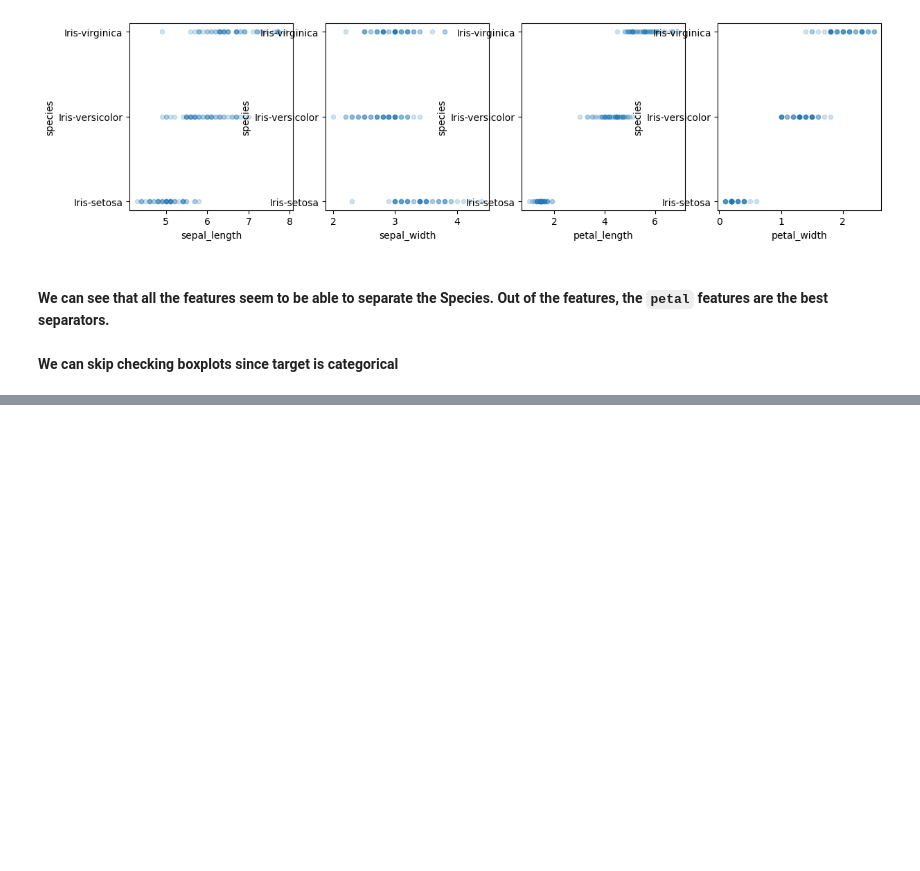
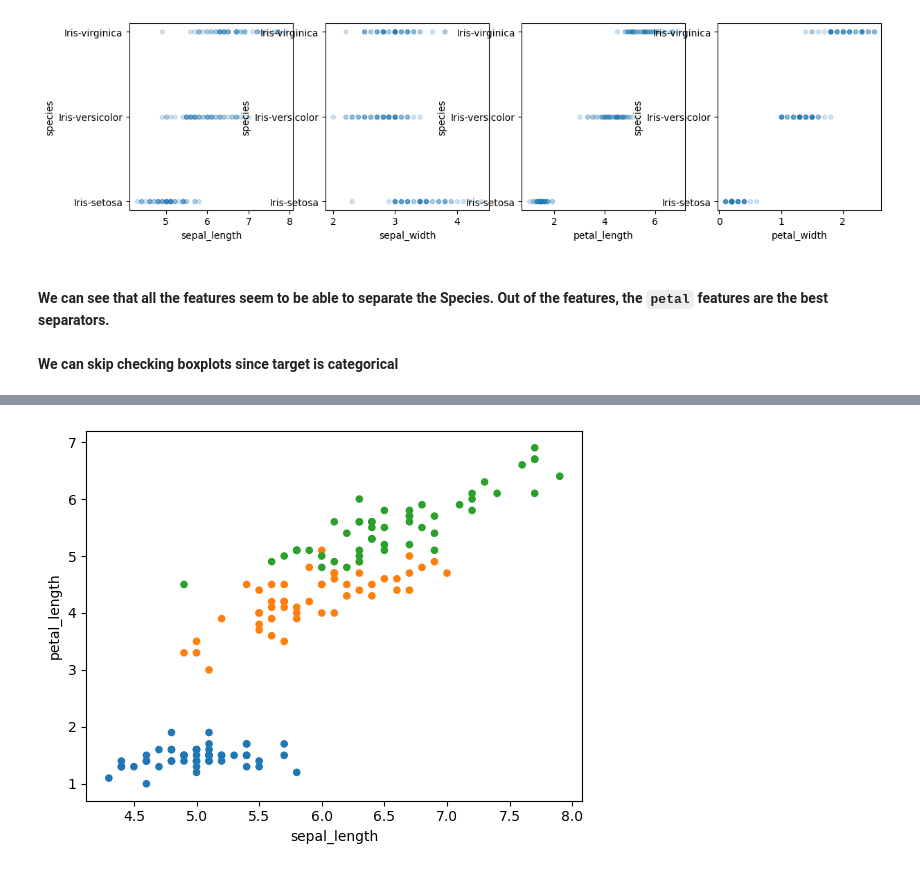
Before and after one commit to calebhadley1/iris-fisher, a Jupyter notebook: notebooks/eda.ipynb, the cells around one changed output, grey strips where cells are left out. Cells and saved outputs as stored; diff of their text form; code cells hidden in the pictures; blank space fills up the shorter version.

```diff
--- a/notebooks/eda.ipynb
+++ b/notebooks/eda.ipynb
@@ -163,0 +207,4 @@ for (i, c) in enumerate(plot_columns):
+# %%
+_ = df_colored.plot.scatter("sepal_length", "petal_length", c="color")
+# %% [output]
+[figure, added]
```
Also changed, not shown: parts of 12 cells of this notebook, 1 other file.
